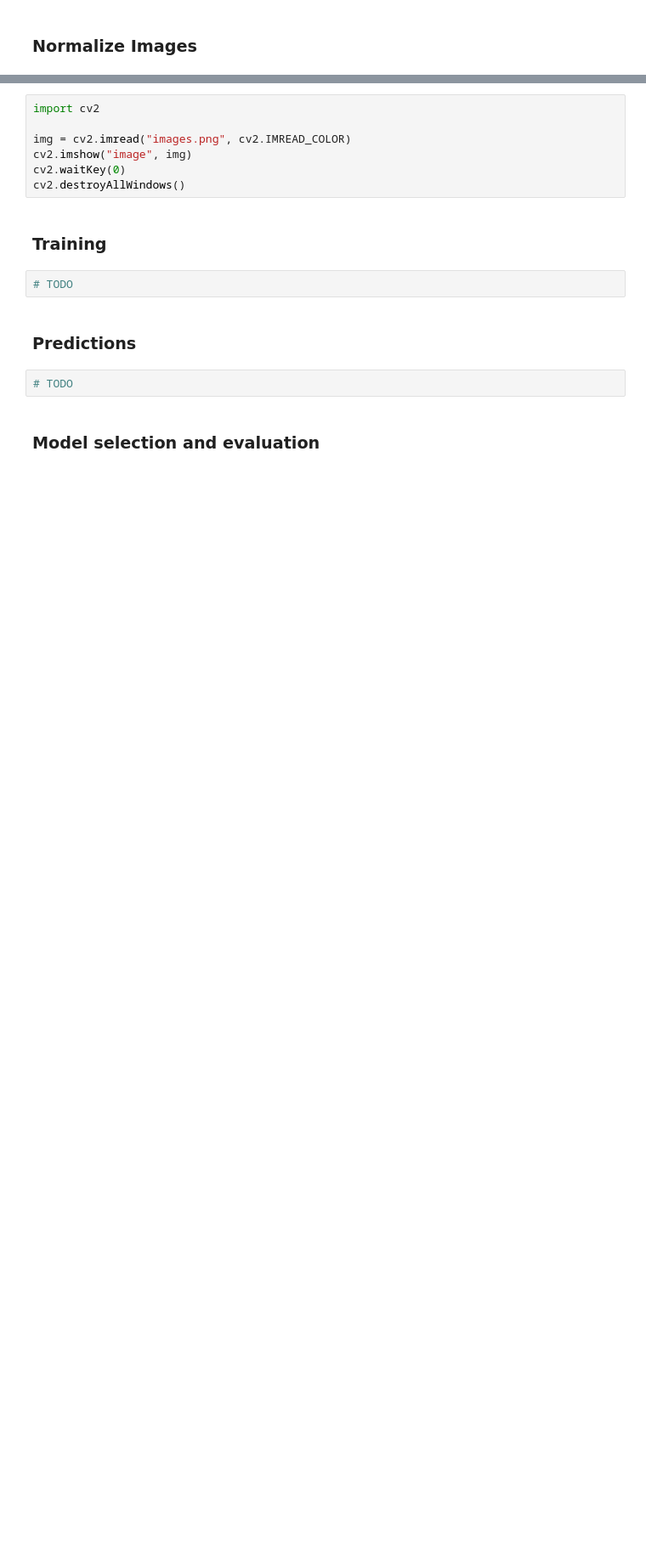
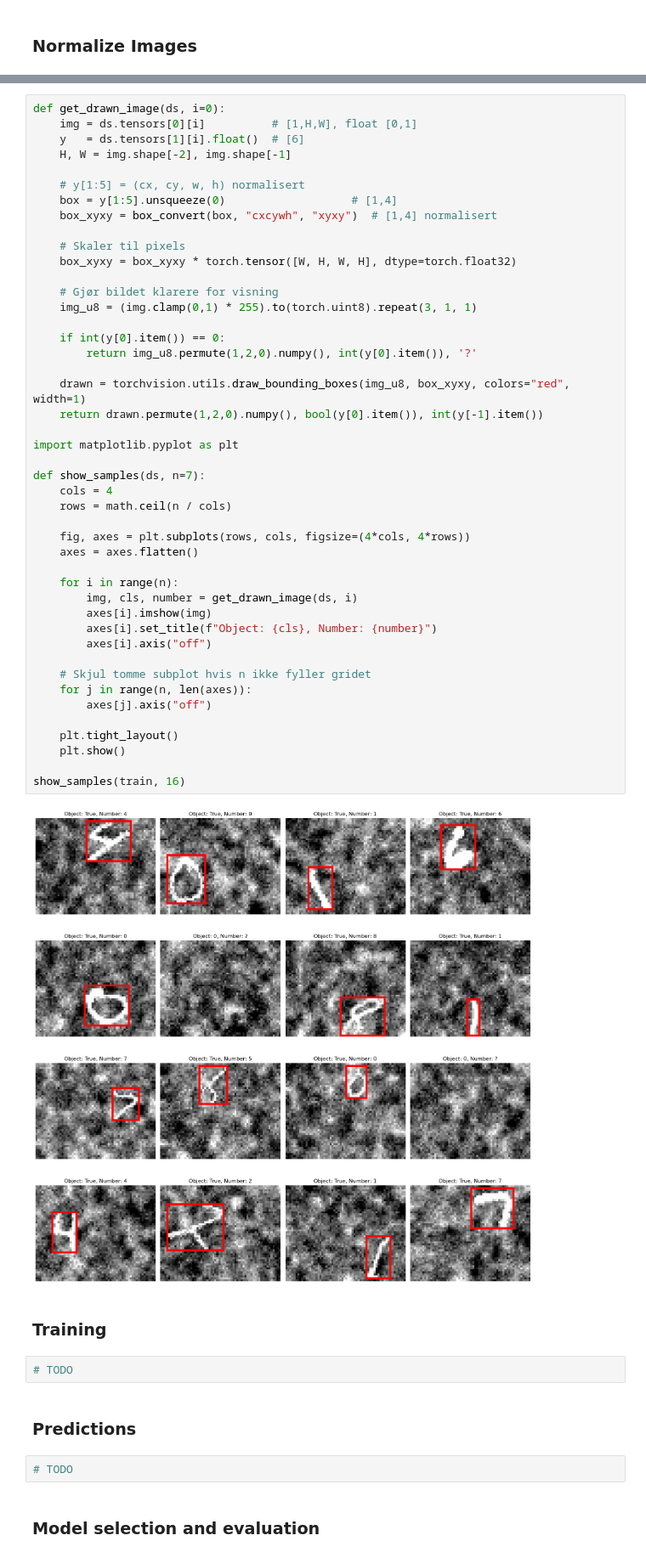
Before and after one commit to JakobBerg-Projects/Object-Detection, a Jupyter notebook: Object_localization_template.ipynb, the cells around one changed output, grey strips where cells are left out. Shown at 85% size. Drawn from its saved outputs; the diff is of its cells as text; blank space fills up the shorter version.

Commit message:
added visualizations

```diff
--- a/Object_localization_template.ipynb
+++ b/Object_localization_template.ipynb
@@ -88,10 +101,50 @@ def normalize(train, val, test):
-# %%
-import cv2
-
-img = cv2.imread("images.png", cv2.IMREAD_COLOR)
-cv2.imshow("image", img)
-cv2.waitKey(0)
-cv2.destroyAllWindows()
+# %%
+def get_drawn_image(ds, i=0):
+    img = ds.tensors[0][i]          # [1,H,W], float [0,1]
+    y   = ds.tensors[1][i].float()  # [6]
+    H, W = img.shape[-2], img.shape[-1]
+
+    # y[1:5] = (cx, cy, w, h) normalisert
+    box = y[1:5].unsqueeze(0)                   # [1,4]
+    box_xyxy = box_convert(box, "cxcywh", "xyxy")  # [1,4] normalisert
+
+    # Skaler til pixels
+    box_xyxy = box_xyxy * torch.tensor([W, H, W, H], dtype=torch.float32)
+
+    # Gjør bildet klarere for visning
+    img_u8 = (img.clamp(0,1) * 255).to(torch.uint8).repeat(3, 1, 1)
+
+    if int(y[0].item()) == 0:
+        return img_u8.permute(1,2,0).numpy(), int(y[0].item()), '?'
+
+    drawn = torchvision.utils.draw_bounding_boxes(img_u8, box_xyxy, colors="red", width=1)
+    return drawn.permute(1,2,0).numpy(), bool(y[0].item()), int(y[-1].item())
+
+import matplotlib.pyplot as plt
+
+def show_samples(ds, n=7):
+    cols = 4
+    rows = math.ceil(n / cols)
+
+    fig, axes = plt.subplots(rows, cols, figsize=(4*cols, 4*rows))
+    axes = axes.flatten()
+
+    for i in range(n):
+        img, cls, number = get_drawn_image(ds, i)
+        axes[i].imshow(img)
+        axes[i].set_title(f"Object: {cls}, Number: {number}")
+        axes[i].axis("off")
+
+    # Skjul tomme subplot hvis n ikke fyller gridet
+    for j in range(n, len(axes)):
+        axes[j].axis("off")
+
+    plt.tight_layout()
+    plt.show()
+
+show_samples(train, 16)
+# %% [output]
+[figure, added]
 # %% [markdown]
 ### Training
 # %%
```
Also changed, not shown: parts of 4 cells of this notebook.
